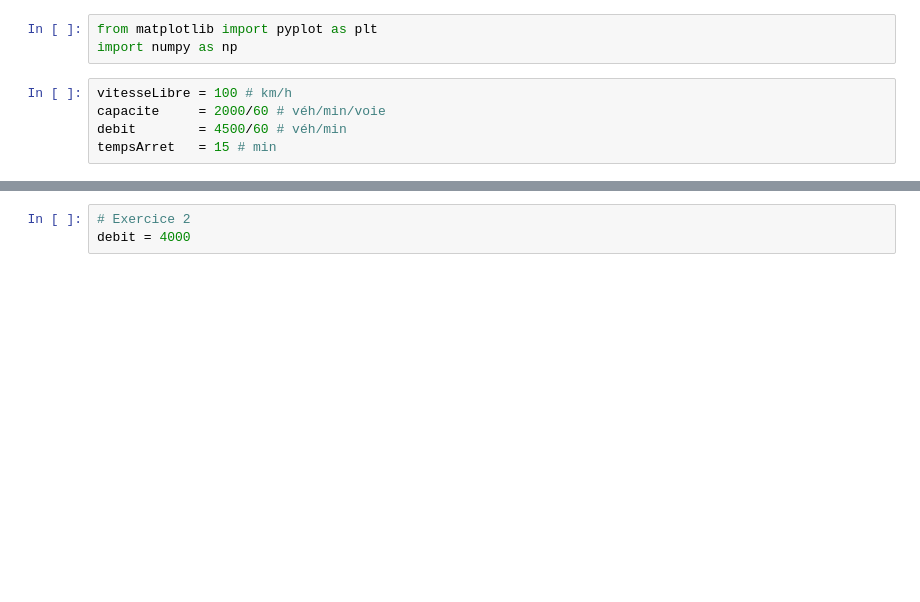
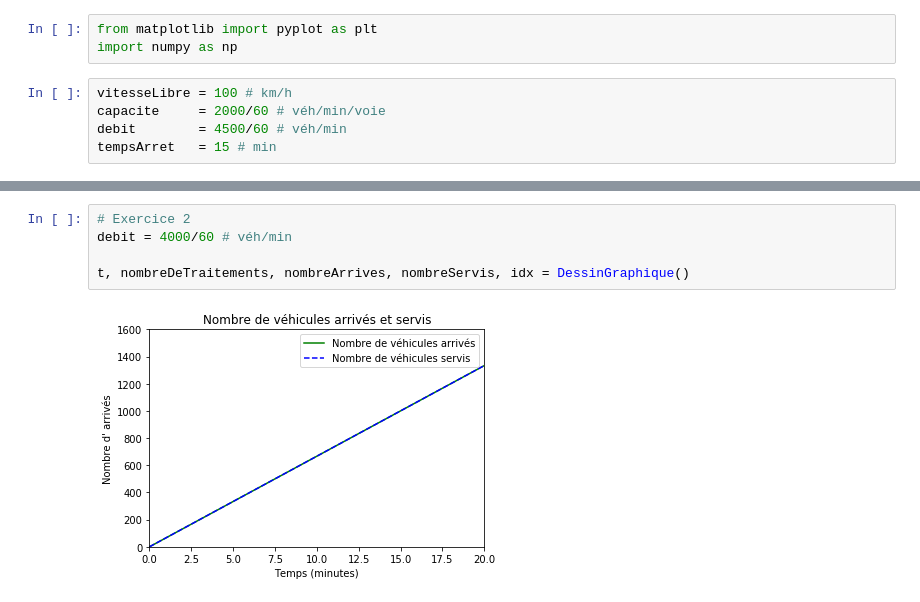
Before and after one commit to FinestStone/CIV6705, a Jupyter notebook: Devoir 2/Exercice 2.ipynb, the cells around one changed output, grey strips where cells are left out. Saved outputs shown, nothing was run; the diff lists cells and outputs as text; blank space fills up the shorter version.

```diff
--- a/Devoir 2/Exercice 2.ipynb
+++ b/Devoir 2/Exercice 2.ipynb
@@ -53,3 +95,7 @@ plt.show()
 # %%
 # Exercice 2
-debit = 4000
+debit = 4000/60 # véh/min
+
+t, nombreDeTraitements, nombreArrives, nombreServis, idx = DessinGraphique()
+# %% [output]
+[figure, added]
```
Also changed, not shown: parts of 23 cells of this notebook.
